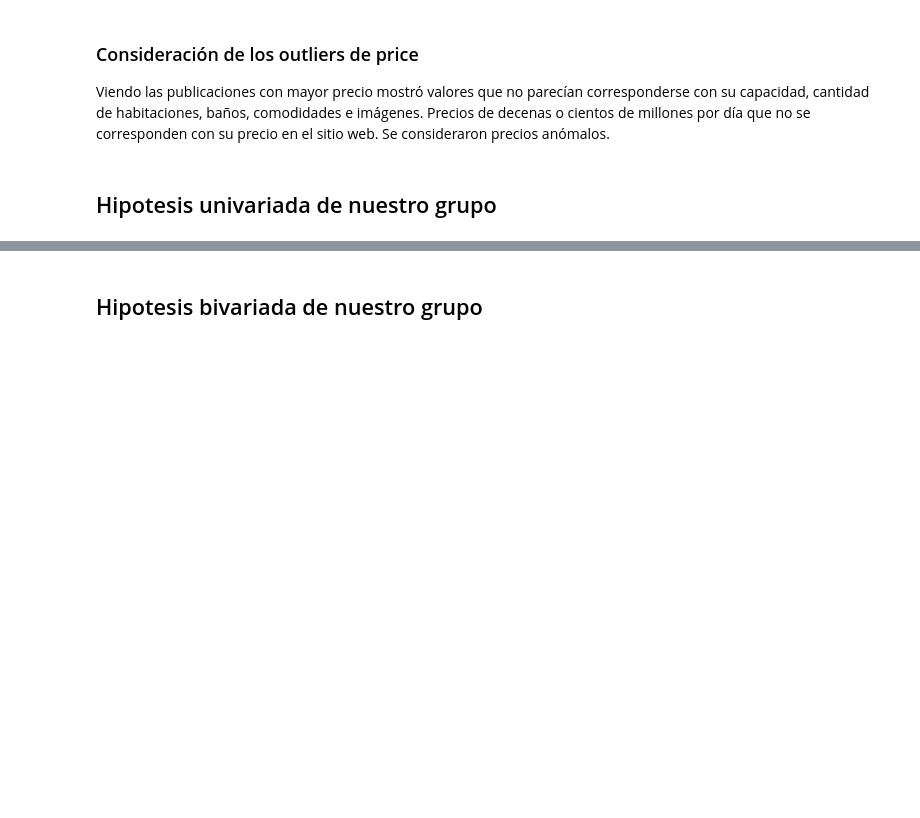
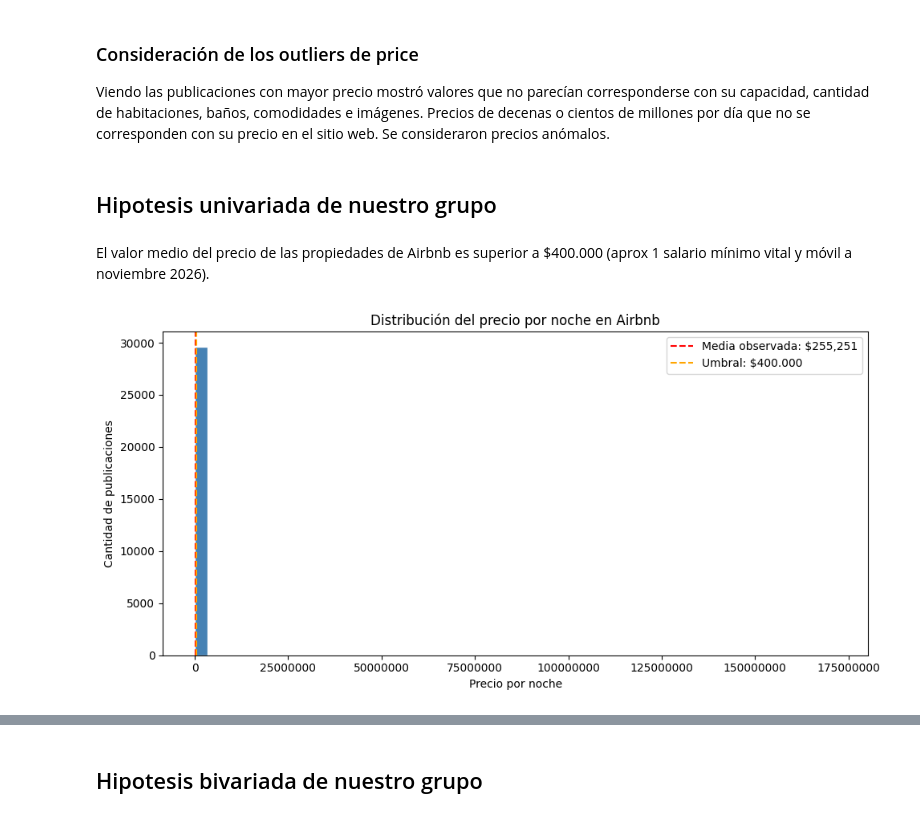
Before and after one commit to ClariflaroCode/TP_fundamentos_grupo30_airbnb, a Jupyter notebook: Entrega.ipynb, the cells around one changed output, grey strips where cells are left out. Drawn from its saved outputs; the diff is of its cells as text; code cells hidden in the pictures; blank space fills up the shorter version.

```diff
--- a/Entrega.ipynb
+++ b/Entrega.ipynb
@@ -134,3 +134,32 @@ condicion = (
 df_listing = df_listing.drop(index=df_listing[condicion].index)
 # %% [markdown]
 ## Hipotesis univariada de nuestro grupo
+# %% [markdown]
+El valor medio del precio de las propiedades de Airbnb es superior a $400.000 (aprox 1 salario mínimo vital y móvil a noviembre 2026).
+# %%
+precios = df_listing["price"].dropna()
+precios = precios[np.isfinite(precios) & (precios > 0)]
+
+
+plt.figure(figsize=(10, 5))
+
+plt.hist(precios, bins=50, color="steelblue", edgecolor="white")
+
+plt.axvline(
+    precios.mean(), color="red", linestyle="--",
+    label=f"Media observada: ${precios.mean():,.0f}"
+)
+plt.axvline(
+    400_000, color="orange", linestyle="--",
+    label="Umbral: $400.000"
+)
+
+plt.xlabel("Precio por noche")
+plt.ylabel("Cantidad de publicaciones")
+plt.title("Distribución del precio por noche en Airbnb")
+plt.ticklabel_format(axis="x", style="plain")
+plt.legend()
+plt.tight_layout()
+plt.show()
+# %% [output]
+[figure, added]
```
Also changed, not shown: parts of 11 cells of this notebook.
